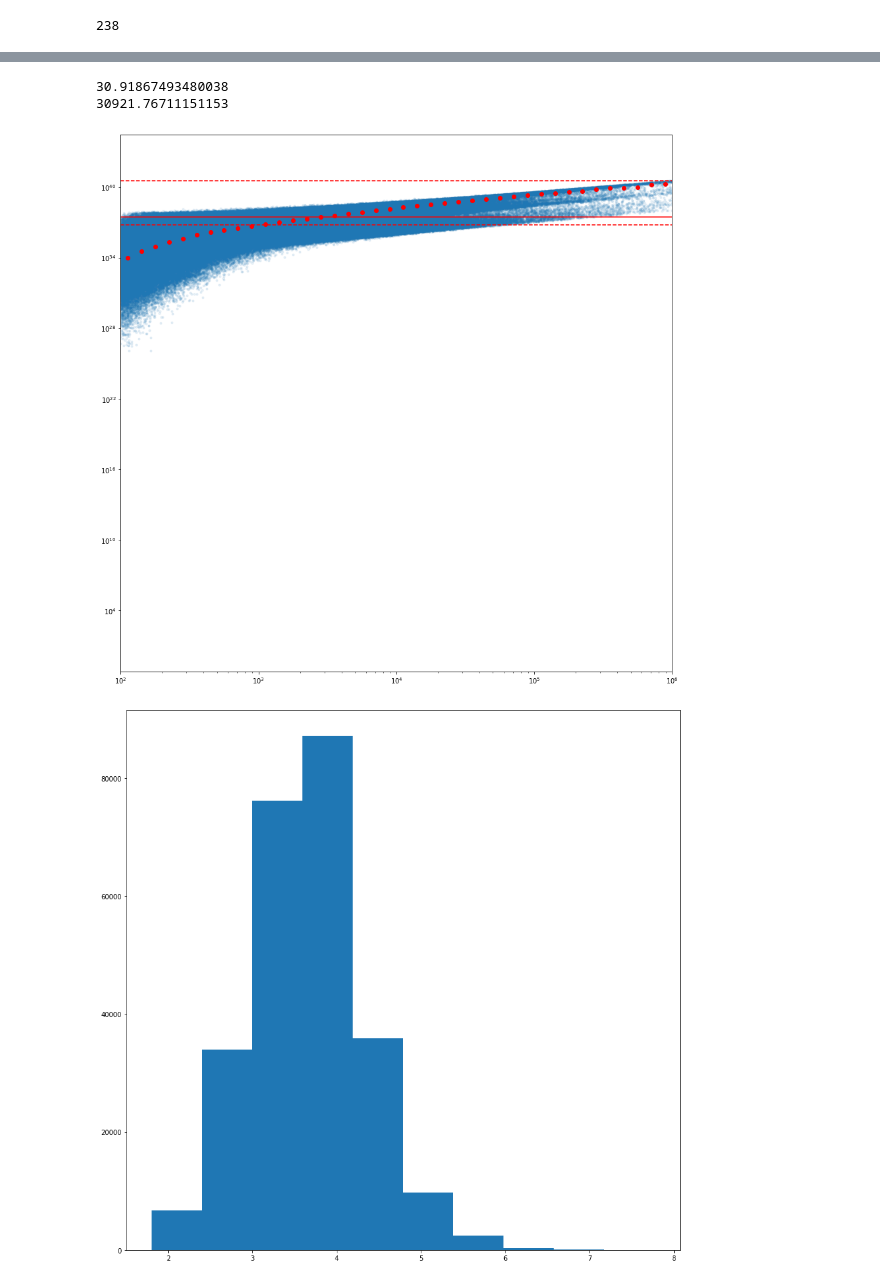
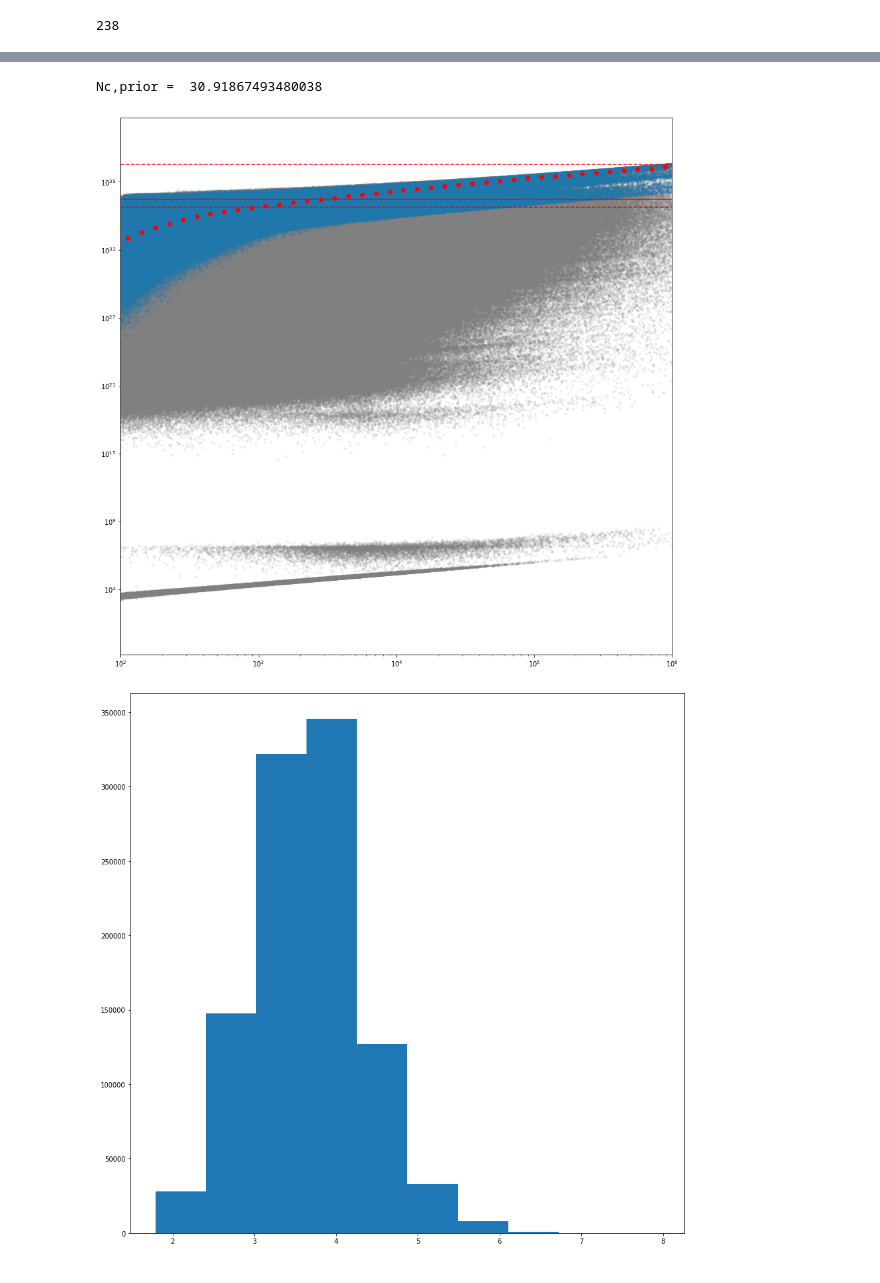
Before and after one commit to gblancm/gmchiicorr, a Jupyter notebook: ngprior.ipynb, the cells around one changed output, grey strips where cells are left out. Saved outputs shown, nothing was run; the diff lists cells and outputs as text; code cells hidden in the pictures.

```diff
--- a/ngprior.ipynb
+++ b/ngprior.ipynb
@@ -3,8 +7,13 @@ import numpy as np
 import matplotlib.pyplot as plt
 import astropy.io.fits as fits
 # %%
-phot=fits.open('modp020_chabrier_MW_cluster_phot.fits')
-prop=fits.open('modp020_chabrier_MW_cluster_prop.fits')
+# Read SLUG models
+
+phot=fits.open('../slug/modp020_chabrier_MW_cluster_phot.fits')
+prop=fits.open('../slug/modp020_chabrier_MW_cluster_prop.fits')
+
+#phot=fits.open('../slug/kafc18/kafc18_cluster_phot.fits')
+#prop=fits.open('../slug/kafc18/kafc18_cluster_prop.fits')
 
 print(len(phot))
 # %% [output]
@@ -12,4 +35,4 @@ print(len(phot))
 # %%
-for i in range(len(phot)):
-    if i!=0:
-        print(i, phot[i].data.columns)
+#for i in range(len(phot)):
+#    if i!=0:
+#        print(i, phot[i].data.columns)
@@ -67,8 +72,8 @@ lmax=40.53
 mgmc=3.56e6
 lmed=37.46
 
-sel0=(age>1e6)*(age<9e6)*(av<0.5)*(av<1.5)
-sel=(age>1e6)*(age<9e6)*(av<0.5)*(av<1.5)*(np.log10(lha)>lcom)*(np.log10(lha)<lmax)
+sel0=(age>1e6)*(age<9e6)*(av<2)
+sel=(age>1e6)*(age<9e6)*(av<2)*(np.log10(lha)>lcom)*(np.log10(lha)<lmax)
 
 dmbin=0.1
 mbins=np.arange(2, 6, dmbin)+dmbin/2
@@ -111,29 +114,28 @@ mclim=1e3
 
 A=mgmc*sfe/np.log(mcmax/mcmin)
 Ntot=A*(1/mclim-1/mcmax)
-print(Ntot)
-print(A)
+print('Nc,prior = ', Ntot)
 # %% [output]
-30.91867493480038
-30921.76711151153
+Nc,prior =  30.91867493480038
 # %%
 
 
 fig1,ax1=plt.subplots(figsize=(15, 15))
+ax1.plot(mass, lha, '.', alpha=0.1, color='grey')
 ax1.plot(mass[sel0], lha[sel0], '.', alpha=0.1)
 ax1.plot(10**mbins, 10**lhabins, 'o', color='red')
 #ax1.plot(mass[sel], lha[sel], '.', alpha=0.1, color='red')
 ax1.axhline(10**lcom, linestyle='--', color='red')
 ax1.axhline(10**lmax, linestyle='--', color='red')
 ax1.axhline(10**lmed, color='red')
 ax1.set_xscale('log')
 ax1.set_yscale('log')
 ax1.set_xlim(1e2, 1e6)
 plt.show()
 
 fig2,ax2=plt.subplots(figsize=(15, 15))
 ax2.hist(np.log10(mass[sel]))
 plt.show()
 # %% [output]
-[figure, old version]
+[figure, new version]
-[figure, old version]
+[figure, new version]
```
Also changed, not shown: parts of 5 cells of this notebook, 18 other files.
